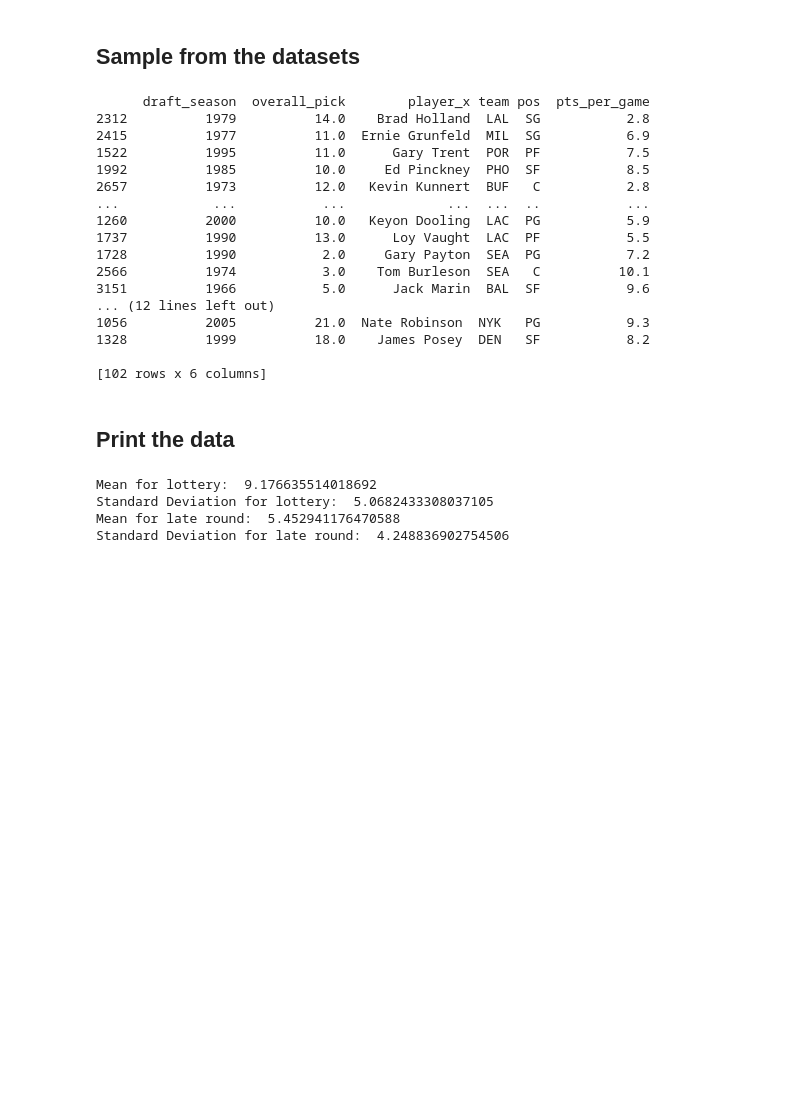
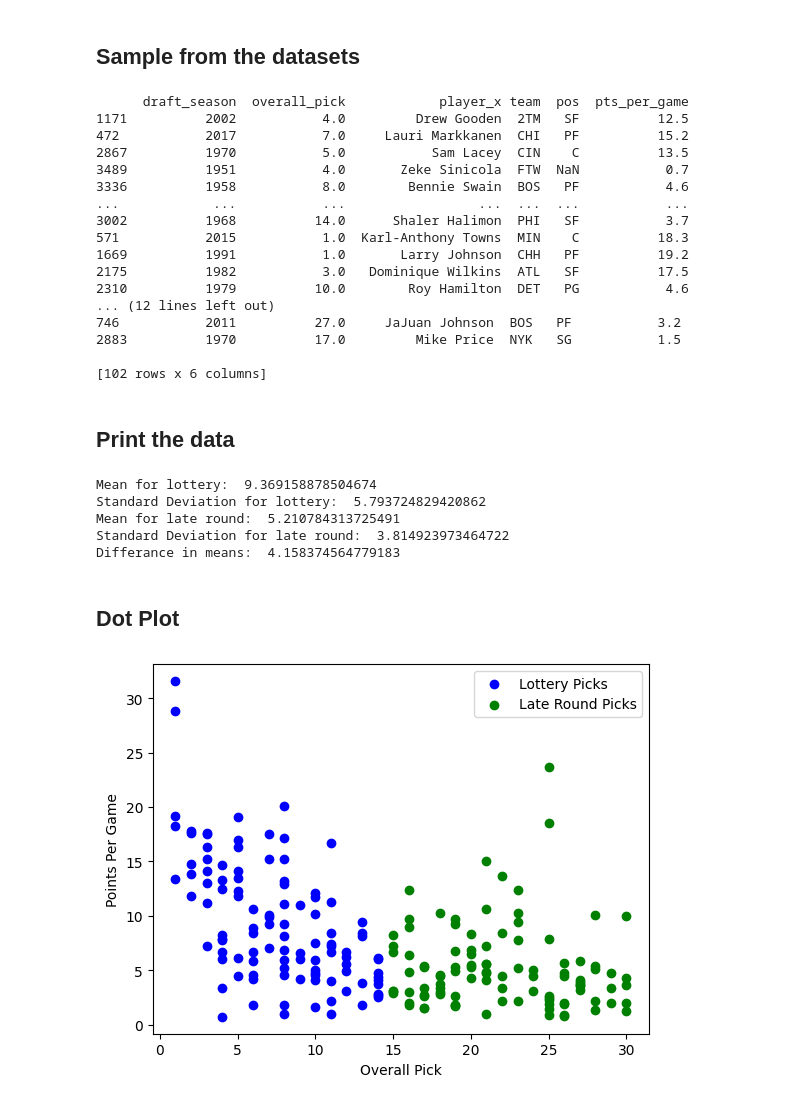
Before and after one commit to KalnBrs/AP-Stats-Data-Collection, a Jupyter notebook: main.ipynb, the cells around one changed output. Cells and saved outputs as stored; diff of their text form; code cells hidden in the pictures; blank space fills up the shorter version.

```diff
--- a/main.ipynb
+++ b/main.ipynb
@@ -52,6 +54,23 @@ Draft_df = Draft_df.rename(columns={'season': 'draft_season'})
 # Merge on player_id, then filter to only the rookie season (stats season == draft season + 1)
 merged_df = pd.merge(PerGame_df, Draft_df, on='player_id')
 rookie_df = merged_df[merged_df['season'] == merged_df['draft_season'] + 1].reset_index(drop=True)
+
+# Removed
+removed_df = merged_df[merged_df['season'] == merged_df['draft_season']].reset_index(drop=True)
+
+rookie_df.set_index('player_id', inplace=True)
+# removed_df has duplicate player_id values; keep one row per player_id before update
+removed_unique = (
+  removed_df.assign(_is_2TM=removed_df["team"].eq("2TM"))
+  .sort_values(["player_id", "_is_2TM", "g"], ascending=[True, False, False])
+  .drop_duplicates(subset="player_id", keep="first")
+  .drop(columns="_is_2TM")
+  .set_index("player_id")
+)
+
+rookie_df.update(removed_unique)
+rookie_df.reset_index(inplace=True)
+
 print("Columns: ", rookie_df.columns)
 
 #Filters columns we want
@@ -59,4 +78,5 @@ rookie_df_filtered = rookie_df[["draft_season", "overall_pick", "player_x", "tea
 
 #Sorts by pts per game and prints
 print(rookie_df_filtered.sort_values(by="pts_per_game", ascending=False))
+print(rookie_df_filtered[rookie_df_filtered["player_x"] == "Julius Erving"])
 # %% [output]
@@ -113,21 +133,21 @@ lateRd_sample = lateRd_df.sample(frac=0.1)
 print(lottery_sample)
 print(lateRd_sample)
 # %% [output]
-      draft_season  overall_pick        player_x team pos  pts_per_game
-2312          1979          14.0    Brad Holland  LAL  SG           2.8
-2415          1977          11.0  Ernie Grunfeld  MIL  SG           6.9
-1522          1995          11.0      Gary Trent  POR  PF           7.5
-1992          1985          10.0     Ed Pinckney  PHO  SF           8.5
-2657          1973          12.0   Kevin Kunnert  BUF   C           2.8
-...            ...           ...             ...  ...  ..           ...
-1260          2000          10.0   Keyon Dooling  LAC  PG           5.9
-1737          1990          13.0      Loy Vaught  LAC  PF           5.5
-1728          1990           2.0     Gary Payton  SEA  PG           7.2
-2566          1974           3.0    Tom Burleson  SEA   C          10.1
-3151          1966           5.0      Jack Marin  BAL  SF           9.6
+      draft_season  overall_pick            player_x team  pos  pts_per_game
+1171          2002           4.0         Drew Gooden  2TM   SF          12.5
+472           2017           7.0     Lauri Markkanen  CHI   PF          15.2
+2867          1970           5.0           Sam Lacey  CIN    C          13.5
+3489          1951           4.0       Zeke Sinicola  FTW  NaN           0.7
+3336          1958           8.0        Bennie Swain  BOS   PF           4.6
+...            ...           ...                 ...  ...  ...           ...
+3002          1968          14.0      Shaler Halimon  PHI   SF           3.7
+571           2015           1.0  Karl-Anthony Towns  MIN    C          18.3
+1669          1991           1.0       Larry Johnson  CHH   PF          19.2
+2175          1982           3.0   Dominique Wilkins  ATL   SF          17.5
+2310          1979          10.0        Roy Hamilton  DET   PG           4.6
 ... (12 lines left out)
-1056          2005          21.0  Nate Robinson  NYK   PG           9.3
-1328          1999          18.0    James Posey  DEN   SF           8.2
+746           2011          27.0     JaJuan Johnson  BOS   PF           3.2
+2883          1970          17.0         Mike Price  NYK   SG           1.5
 
 [102 rows x 6 columns]
 # %% [markdown]
@@ -138,8 +158,27 @@ print("Standard Deviation for lottery: ", lottery_sample["pts_per_game"].std())
 
 print("Mean for late round: ", lateRd_sample["pts_per_game"].mean())
 print("Standard Deviation for late round: ", lateRd_sample["pts_per_game"].std())
+
+print("Differance in means: ", (lottery_sample["pts_per_game"].mean() - lateRd_sample["pts_per_game"].mean()))
 # %% [output]
-Mean for lottery:  9.176635514018692
-Standard Deviation for lottery:  5.0682433308037105
-Mean for late round:  5.452941176470588
-Standard Deviation for late round:  4.248836902754506
+Mean for lottery:  9.369158878504674
+Standard Deviation for lottery:  5.793724829420862
+Mean for late round:  5.210784313725491
+Standard Deviation for late round:  3.814923973464722
+Differance in means:  4.158374564779183
+# %% [markdown]
+## Dot Plot
+# %%
+import matplotlib.pyplot as plt
+
+lottery_sample[["overall_pick", "pts_per_game"]]
+lateRd_sample[["overall_pick", "pts_per_game"]]
+
+plt.scatter(lottery_sample["overall_pick"], lottery_sample["pts_per_game"], color="Blue", label="Lottery Picks")
+plt.scatter(lateRd_sample["overall_pick"], lateRd_sample["pts_per_game"], color="Green", label="Late Round Picks")
+plt.xlabel("Overall Pick")
+plt.ylabel("Points Per Game")
+plt.legend()
+plt.show()
+# %% [output]
+[figure, added]
```
Also changed, not shown: parts of 14 cells of this notebook.
